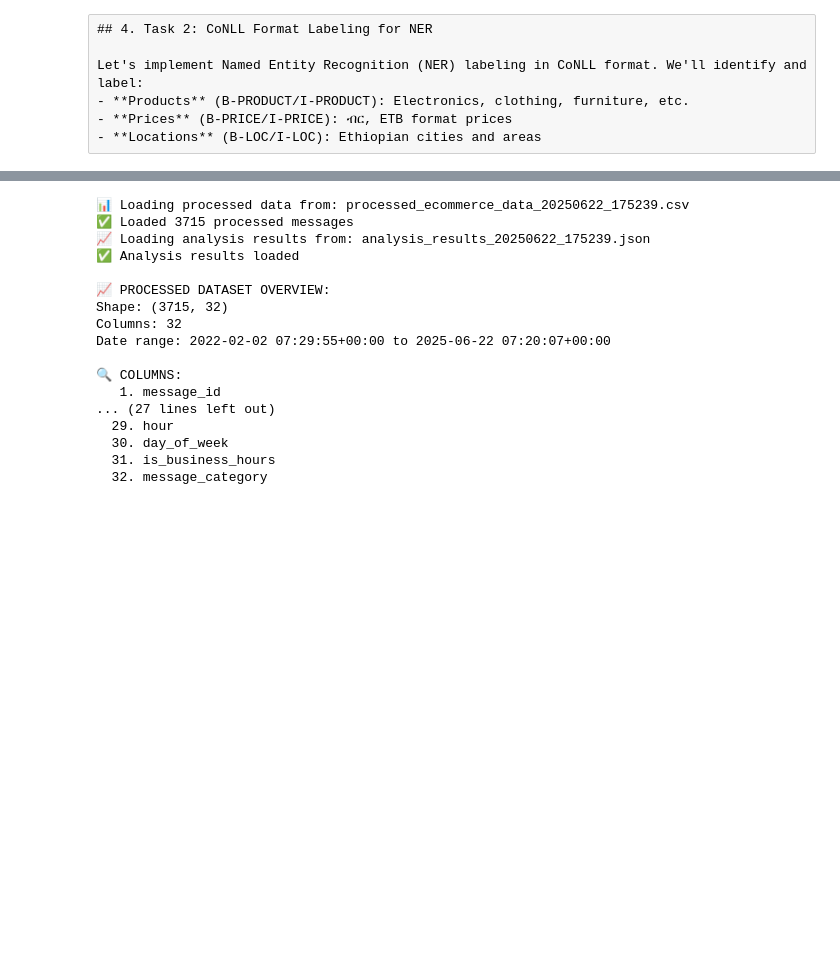
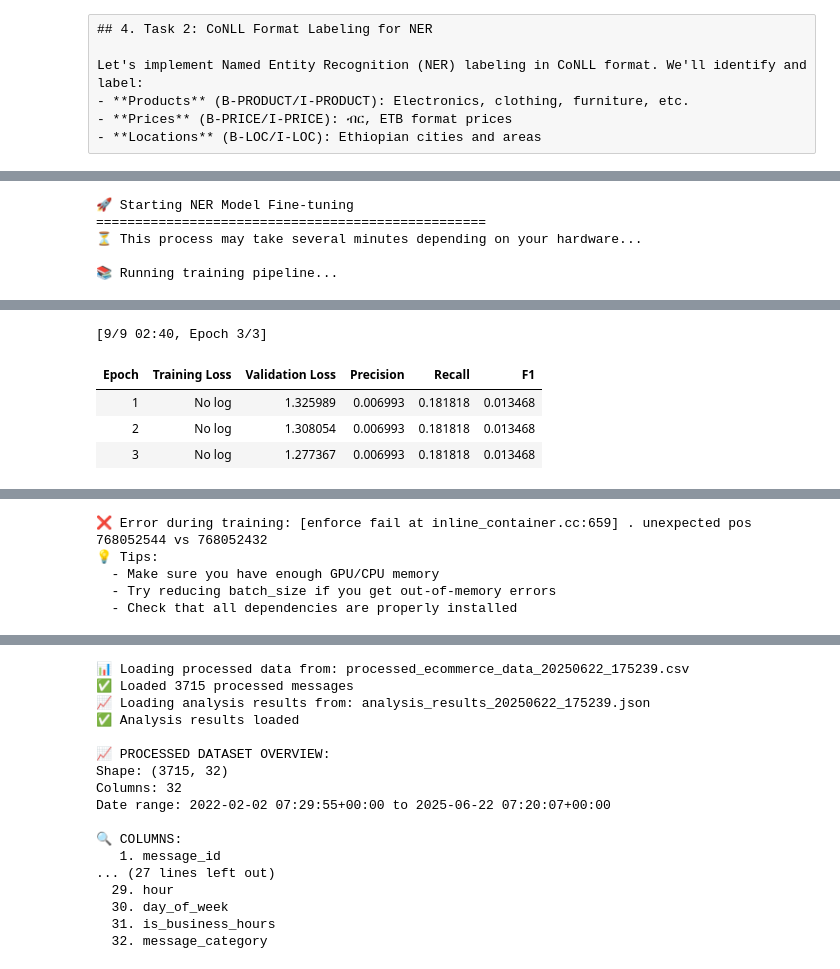
Before and after one commit to projwork/amharic-ecommerce-extractor, a Jupyter notebook: notebooks/amharicEcommerceExtractor.ipynb, the cells around one changed output, grey strips where cells are left out. Cells and saved outputs as stored; diff of their text form; code cells hidden in the pictures; blank space fills up the shorter version.

```diff
--- a/notebooks/amharicEcommerceExtractor.ipynb
+++ b/notebooks/amharicEcommerceExtractor.ipynb
@@ -148,0 +380,44 @@ for keyword in sample_locations:
+# %%
+# Fine-tune the NER model
+print("🚀 Starting NER Model Fine-tuning")
+print("=" * 50)
+print("⏳ This process may take several minutes depending on your hardware...")
+print()
+
+try:
+    # Initialize the NER model with our configuration
+    ner_model = AmharicNERModel(config)
+
+    # Run the complete training pipeline
+    print("📚 Running training pipeline...")
+    results = ner_model.train_from_conll(CONLL_FILE_PATH)
+
+    # Display results
+    print()
+    print("✅ TRAINING COMPLETED SUCCESSFULLY!")
+    print("=" * 50)
+    print(f"🤖 Model: {results['model_name']}")
+    print(f"💾 Saved to: {results['output_dir']}")
+    print(f"🏷️  Number of labels: {results['num_labels']}")
+    print(f"📊 Labels: {', '.join(results['labels'])}")
+
+    # Evaluation metrics
+    eval_results = results['eval_results']
+    print(f"\n📈 Evaluation Metrics:")
+    print(f"  🎯 F1 Score: {eval_results.get('eval_f1', 0.0):.4f}")
+    print(f"  🎯 Precision: {eval_results.get('eval_precision', 0.0):.4f}")
+    print(f"  🎯 Recall: {eval_results.get('eval_recall', 0.0):.4f}")
+    print(f"  📉 Loss: {eval_results.get('eval_loss', 0.0):.4f}")
+
+    # Store the trained model for testing
+    TRAINED_MODEL_DIR = results['output_dir']
+
+    print(f"\n🎉 Fine-tuning completed successfully!")
+
+except Exception as e:
+    print(f"❌ Error during training: {e}")
+    print("💡 Tips:")
+    print("  - Make sure you have enough GPU/CPU memory")
+    print("  - Try reducing batch_size if you get out-of-memory errors")
+    print("  - Check that all dependencies are properly installed")
+# %% [output]
@@ -148,0 +430,5 @@ for keyword in sample_locations:
+🚀 Starting NER Model Fine-tuning
+==================================================
+⏳ This process may take several minutes depending on your hardware...
+
+📚 Running training pipeline...
@@ -148,0 +443,5 @@ for keyword in sample_locations:
+[9/9 02:40, Epoch 3/3]
+| Epoch | Training Loss | Validation Loss | Precision | Recall | F1 |
+| 1 | No log | 1.325989 | 0.006993 | 0.181818 | 0.013468 |
+| 2 | No log | 1.308054 | 0.006993 | 0.181818 | 0.013468 |
+| 3 | No log | 1.277367 | 0.006993 | 0.181818 | 0.013468 |
@@ -148,0 +449,5 @@ for keyword in sample_locations:
+❌ Error during training: [enforce fail at inline_container.cc:659] . unexpected pos 768052544 vs 768052432
+💡 Tips:
+  - Make sure you have enough GPU/CPU memory
+  - Try reducing batch_size if you get out-of-memory errors
+  - Check that all dependencies are properly installed
```
Also changed, not shown: parts of 12 cells of this notebook, 13 other files.
